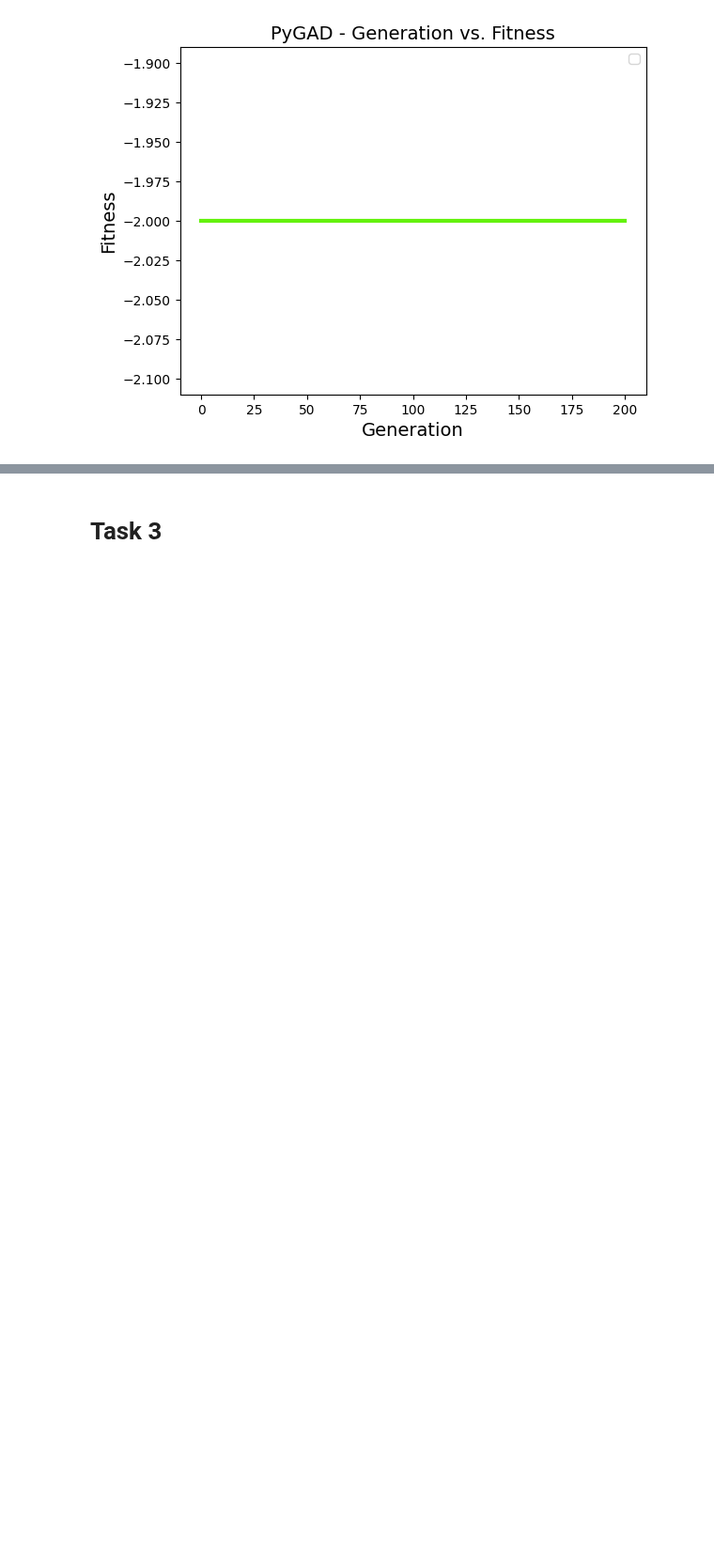
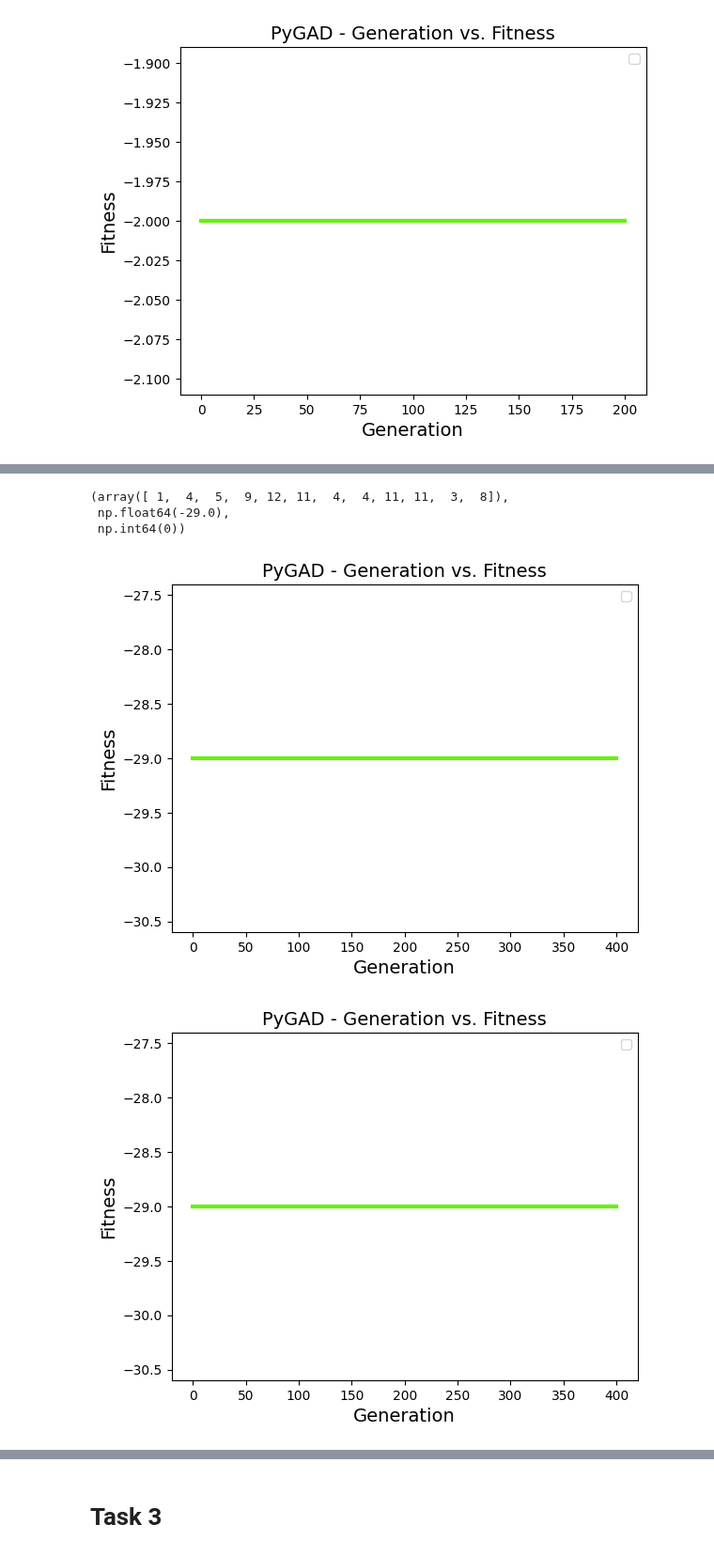
Before and after one commit to Favstina/IntelligentSystems-Assigment_1, a Jupyter notebook: Assigment1.ipynb, the cells around one changed output, grey strips where cells are left out. Shown at 94% size. Cells and saved outputs as stored; diff of their text form; code cells hidden in the pictures; blank space fills up the shorter version.

Commit message:
še delam manjše popravke glede crossover, da ne bo treba repair funkcije, jutri nadaljujem takoj, ko bom mela cajt.

```diff
--- a/Assigment1.ipynb
+++ b/Assigment1.ipynb
@@ -275,0 +363,34 @@ ga_instance.plot_fitness()
+# %%
+sequence = [1, 4, 5, 9, 12]
+
+gene_space = [i for i in range(0, n+1) if i != start and i != end]
+
+
+k = 1
+init_pop = creating_init_pop(k)
+#print(init_pop)
+
+ga_instance = pygad.GA(fitness_func=pathLength_multipleNodes,
+                       num_generations=400,
+                       num_parents_mating=5,
+                       initial_population=init_pop,
+                       sol_per_pop=50,
+                       num_genes=(n*k),
+                       gene_space=gene_space,
+                       gene_type=int,
+                       crossover_type=custom_crossover_ver2,
+                       mutation_type=custom_mutation,
+                      )
+
+ga_instance.run()
+# %%
+ga_instance.best_solution()
+# %% [output]
+(array([ 1,  4,  5,  9, 12, 11,  4,  4, 11, 11,  3,  8]),
+ np.float64(-29.0),
+ np.int64(0))
+# %%
+ga_instance.plot_fitness()
+# %% [output]
+[figure, added]
+[figure, added]
```
Also changed, not shown: parts of 17 cells of this notebook, 1 other file.
